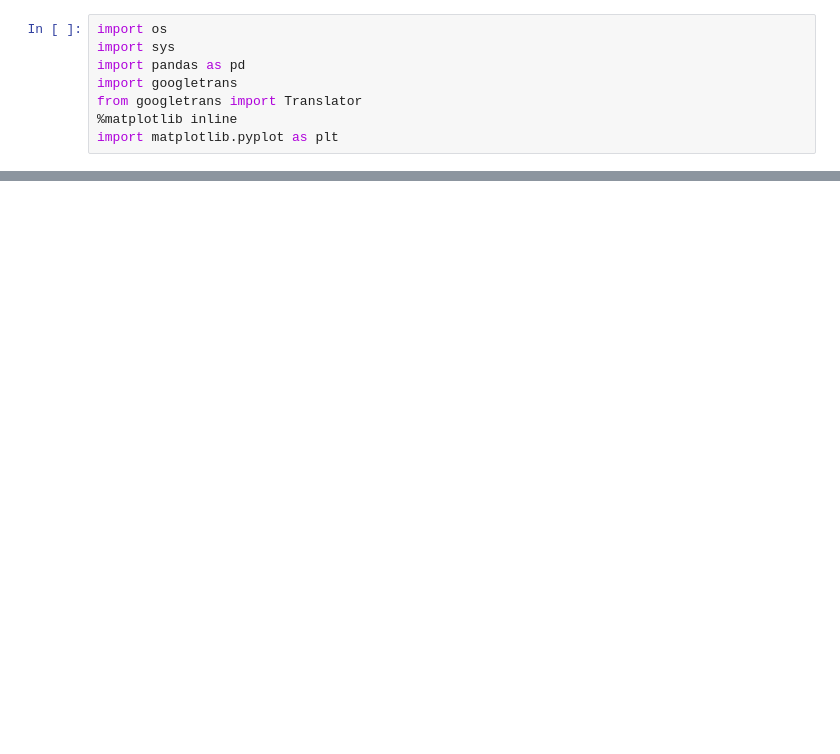
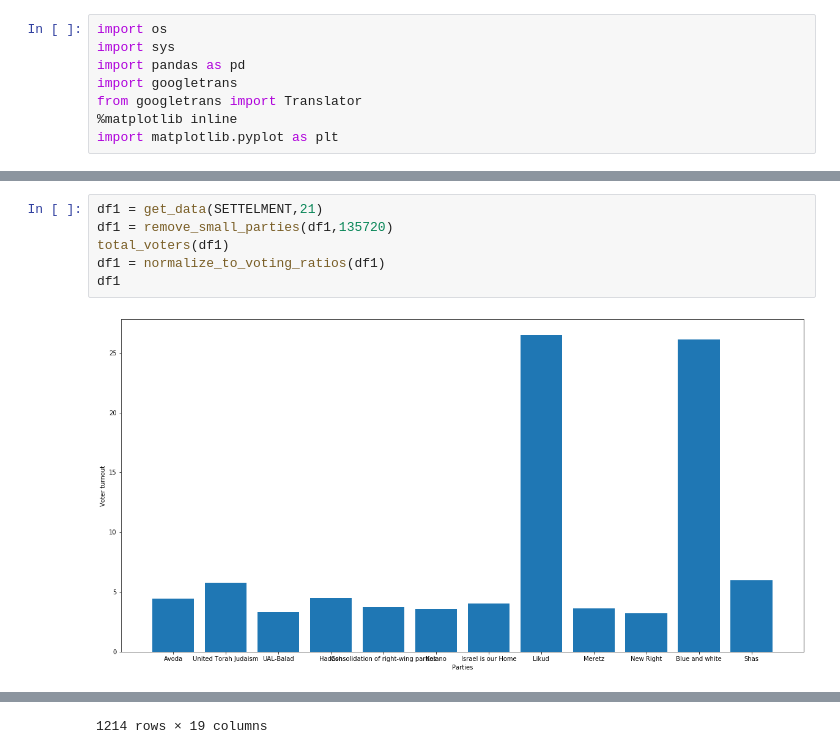
Before and after one commit to gabi939/elections, a Jupyter notebook: elections.ipynb, the cells around one changed output, grey strips where cells are left out. Saved outputs shown, nothing was run; the diff lists cells and outputs as text; blank space fills up the shorter version.

Commit message:
data viz

```diff
--- a/elections.ipynb
+++ b/elections.ipynb
@@ -66,3 +79,11 @@ df
 | 1212 | 18 | 1346 | TARABIN AS-SANI | 587 | 206 | 0 | 206 | ... |
 | 1213 | 2 | 778 | TARUM | 576 | 472 | 1 | 471 | ... |
 1214 rows × 15 columns
+# %%
+df1 = get_data(SETTELMENT,21)
+df1 = remove_small_parties(df1,135720)
+total_voters(df1)
+df1 = normalize_to_voting_ratios(df1)
+df1
+# %% [output]
+[figure, added]
@@ -68,0 +102 @@ df
+1214 rows × 19 columns
```
Also changed, not shown: parts of 4 cells of this notebook.
